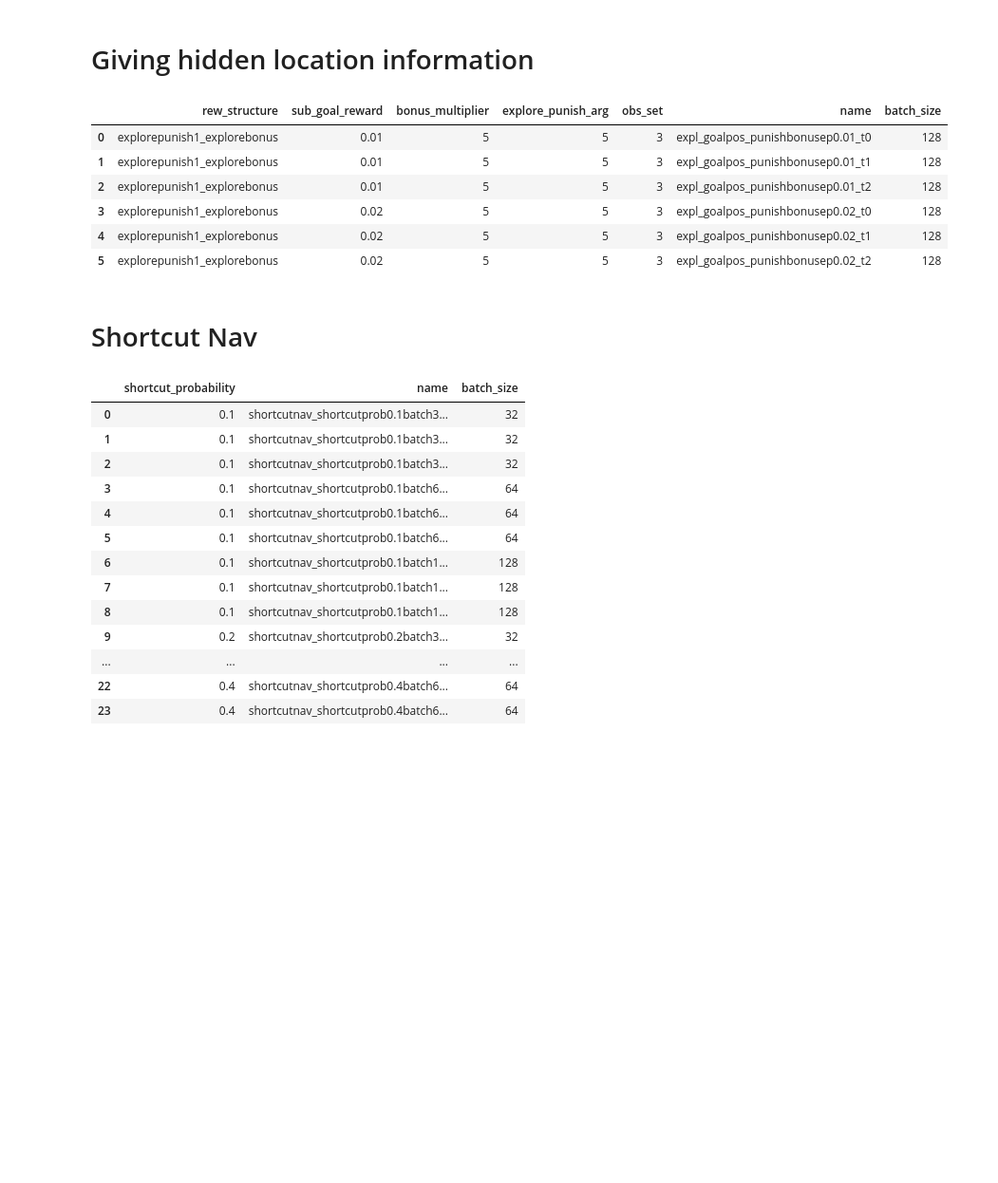
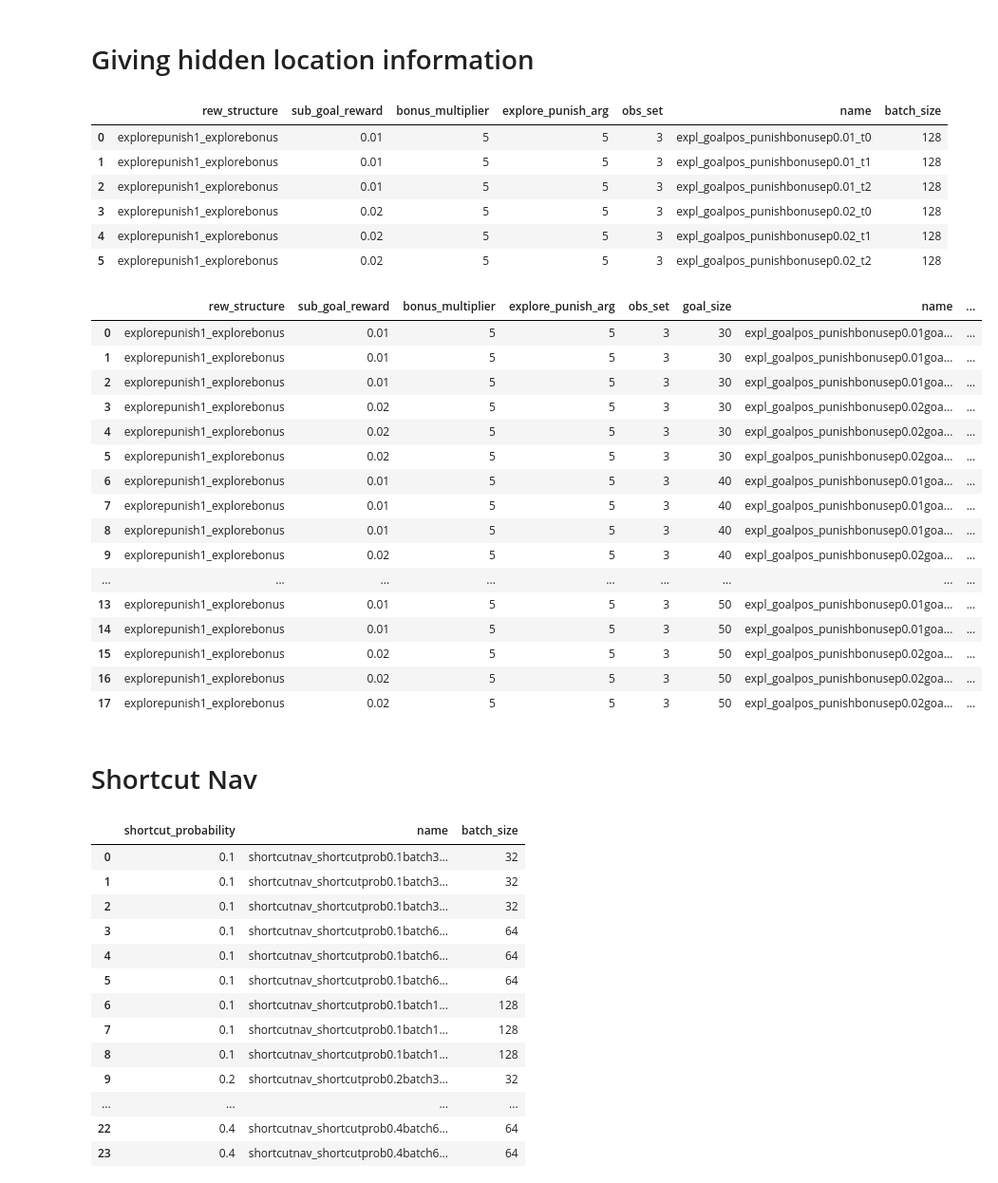
Before and after one commit to liuandrew/ppo_aux, a Jupyter notebook: write_and_test/write_experiments.ipynb, the cells around one changed output. Shown at 95% size. Saved outputs shown, nothing was run; the diff lists cells and outputs as text; code cells hidden in the pictures; blank space fills up the shorter version.

```diff
--- a/write_and_test/write_experiments.ipynb
+++ b/write_and_test/write_experiments.ipynb
@@ -853,7 +853,7 @@ for ep in eps:
 
         env_kwargs = {'rew_structure': 'explorepunish1_explorebonus',
                       'sub_goal_reward': ep, 'bonus_multiplier': 5,
-                      'explore_punish_arg': 5, 'obs_set': 3}
+                      'explore_punish_arg': 5, 'obs_set': 3, }
 
         row = env_kwargs.copy()
         row['name'] = exp_name
@@ -894,6 +894,71 @@ pd.DataFrame(rows)
 | 3 | explorepunish1_explorebonus | 0.02 | 5 | 5 | 3 | expl_goalpos_punishbonusep0.02_t0 | 128 |
 | 4 | explorepunish1_explorebonus | 0.02 | 5 | 5 | 3 | expl_goalpos_punishbonusep0.02_t1 | 128 |
 | 5 | explorepunish1_explorebonus | 0.02 | 5 | 5 | 3 | expl_goalpos_punishbonusep0.02_t2 | 128 |
+# %%
+num_trials = 3
+
+batch = 128
+rows = []
+eps = [0.01, 0.02]
+goal_sizes = [30, 40, 50]
+for goal in goal_sizes:
+    for ep in eps:
+        for i in range(num_trials):
+            exp_name = f'expl_goalpos_punishbonusep{ep}goal{goal}_t{i}'
+
+            env_kwargs = {'rew_structure': 'explorepunish1_explorebonus',
+                          'sub_goal_reward': ep, 'bonus_multiplier': 5,
+                          'explore_punish_arg': 5, 'obs_set': 3, 'goal_size': goal}
+
+            row = env_kwargs.copy()
+            row['name'] = exp_name
+            row['batch_size'] = batch
+
+            rows.append(row)
+            config = {
+                'wandb_project_name': 'Nav_Shared_Layers',
+                'exp_name': exp_name,
+                'save_name': exp_name,
+                'num_env_steps': 5000000,
+                'env_name': 'ExploreNav-v0',
+                'algo': 'ppo',
+                'num_mini_batch': 10,
+                'num_processes': 100,
+                'num_steps': batch,
+
+                'checkpoint_interval': 10,
+                'save_dir': 'explorenav_pos',
+
+                'recurrent': True,
+                'seed': i,
+                'no_cuda': True,
+                'env_kwargs': env_kwargs,
+
+                'nn_base': 'DelayedRNNPPO',
+                'nn_base_kwargs': {'hidden_size': 64},
+            }
+
+            pickle.dump(config, open('../experiment_configs/' + exp_name, 'wb'))
+
+pd.DataFrame(rows)
+# %% [output]
+|  | rew_structure | sub_goal_reward | bonus_multiplier | explore_punish_arg | obs_set | goal_size | name | ... |
+| 0 | explorepunish1_explorebonus | 0.01 | 5 | 5 | 3 | 30 | expl_goalpos_punishbonusep0.01goa... | ... |
+| 1 | explorepunish1_explorebonus | 0.01 | 5 | 5 | 3 | 30 | expl_goalpos_punishbonusep0.01goa... | ... |
+| 2 | explorepunish1_explorebonus | 0.01 | 5 | 5 | 3 | 30 | expl_goalpos_punishbonusep0.01goa... | ... |
+| 3 | explorepunish1_explorebonus | 0.02 | 5 | 5 | 3 | 30 | expl_goalpos_punishbonusep0.02goa... | ... |
+| 4 | explorepunish1_explorebonus | 0.02 | 5 | 5 | 3 | 30 | expl_goalpos_punishbonusep0.02goa... | ... |
+| 5 | explorepunish1_explorebonus | 0.02 | 5 | 5 | 3 | 30 | expl_goalpos_punishbonusep0.02goa... | ... |
+| 6 | explorepunish1_explorebonus | 0.01 | 5 | 5 | 3 | 40 | expl_goalpos_punishbonusep0.01goa... | ... |
+| 7 | explorepunish1_explorebonus | 0.01 | 5 | 5 | 3 | 40 | expl_goalpos_punishbonusep0.01goa... | ... |
+| 8 | explorepunish1_explorebonus | 0.01 | 5 | 5 | 3 | 40 | expl_goalpos_punishbonusep0.01goa... | ... |
+| 9 | explorepunish1_explorebonus | 0.02 | 5 | 5 | 3 | 40 | expl_goalpos_punishbonusep0.02goa... | ... |
+| ... | ... | ... | ... | ... | ... | ... | ... | ... |
+| 13 | explorepunish1_explorebonus | 0.01 | 5 | 5 | 3 | 50 | expl_goalpos_punishbonusep0.01goa... | ... |
+| 14 | explorepunish1_explorebonus | 0.01 | 5 | 5 | 3 | 50 | expl_goalpos_punishbonusep0.01goa... | ... |
+| 15 | explorepunish1_explorebonus | 0.02 | 5 | 5 | 3 | 50 | expl_goalpos_punishbonusep0.02goa... | ... |
+| 16 | explorepunish1_explorebonus | 0.02 | 5 | 5 | 3 | 50 | expl_goalpos_punishbonusep0.02goa... | ... |
+| 17 | explorepunish1_explorebonus | 0.02 | 5 | 5 | 3 | 50 | expl_goalpos_punishbonusep0.02goa... | ... |
 # %% [markdown]
 # Shortcut Nav
 # %%
```
Also changed, not shown: parts of 1 cell of this notebook, 3 other files.
